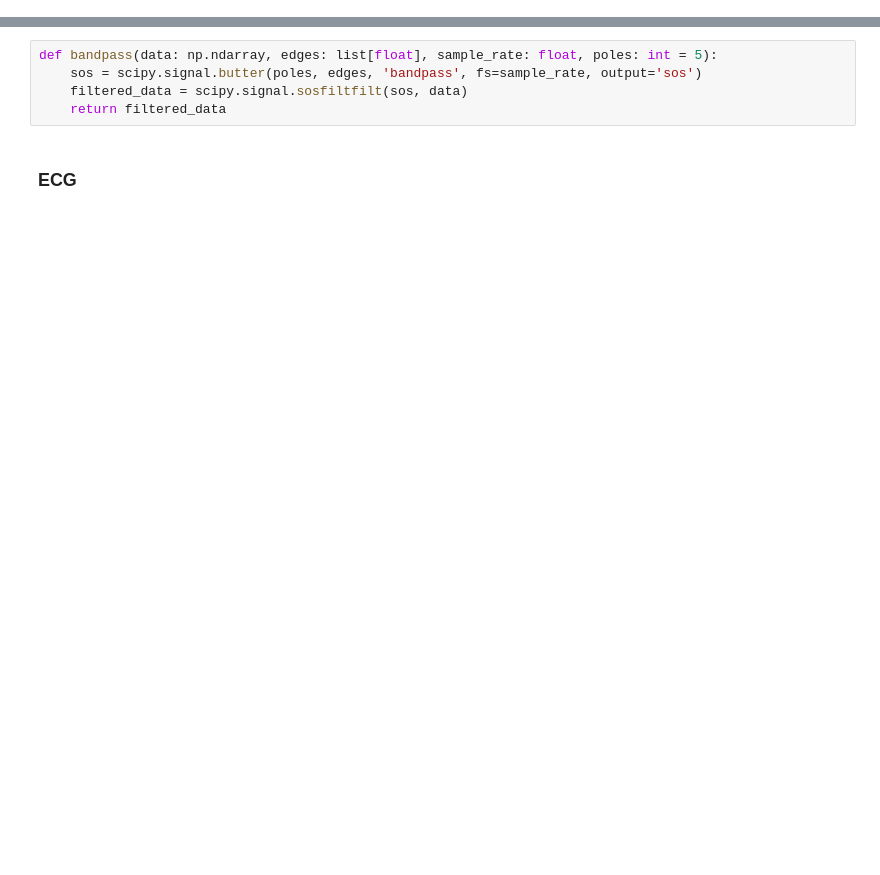
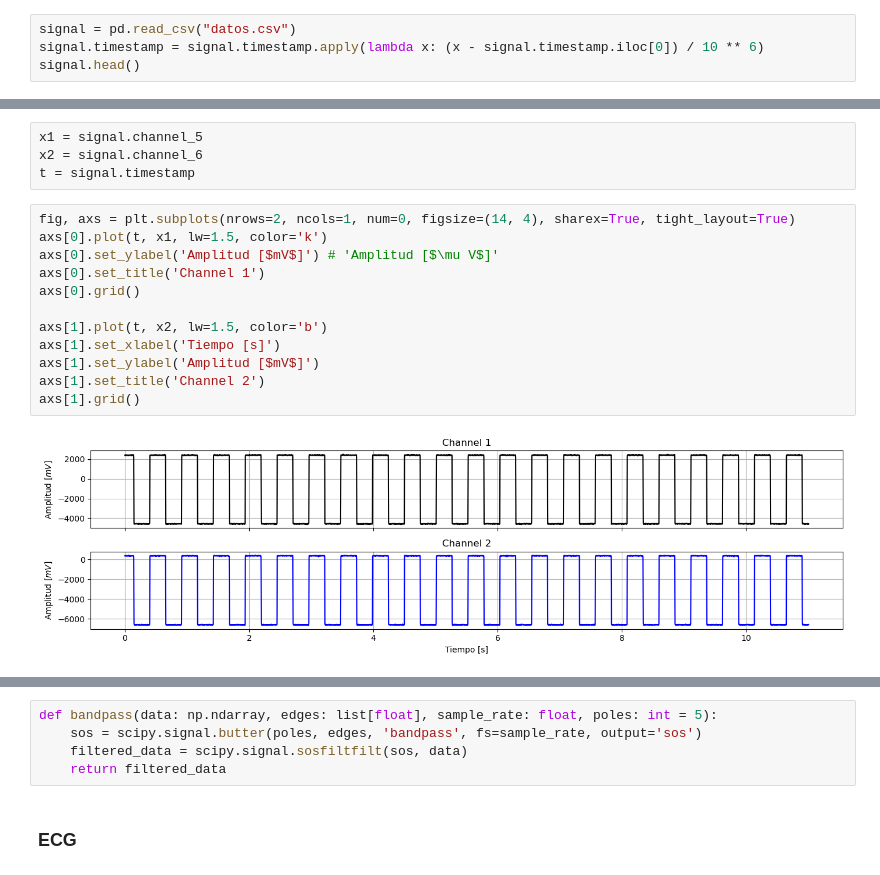
Before and after one commit to EloySerrudo/EEG_Project, a Jupyter notebook: bin/EDA.ipynb, the cells around one changed output, grey strips where cells are left out. Cells and saved outputs as stored; diff of their text form; blank space fills up the shorter version.

```diff
--- a/bin/EDA.ipynb
+++ b/bin/EDA.ipynb
@@ -9,0 +201,4 @@ import ast
+# %%
+signal = pd.read_csv("datos.csv")
+signal.timestamp = signal.timestamp.apply(lambda x: (x - signal.timestamp.iloc[0]) / 10 ** 6)
+signal.head()
@@ -9,0 +212,18 @@ import ast
+# %%
+x1 = signal.channel_5
+x2 = signal.channel_6
+t = signal.timestamp
+# %%
+fig, axs = plt.subplots(nrows=2, ncols=1, num=0, figsize=(14, 4), sharex=True, tight_layout=True)
+axs[0].plot(t, x1, lw=1.5, color='k')
+axs[0].set_ylabel('Amplitud [$mV$]') # 'Amplitud [$\mu V$]'
+axs[0].set_title('Channel 1')
+axs[0].grid()
+
+axs[1].plot(t, x2, lw=1.5, color='b')
+axs[1].set_xlabel('Tiempo [s]')
+axs[1].set_ylabel('Amplitud [$mV$]')
+axs[1].set_title('Channel 2')
+axs[1].grid()
+# %% [output]
+[figure, added]
```
Also changed, not shown: parts of 18 cells of this notebook, 5 other files.
